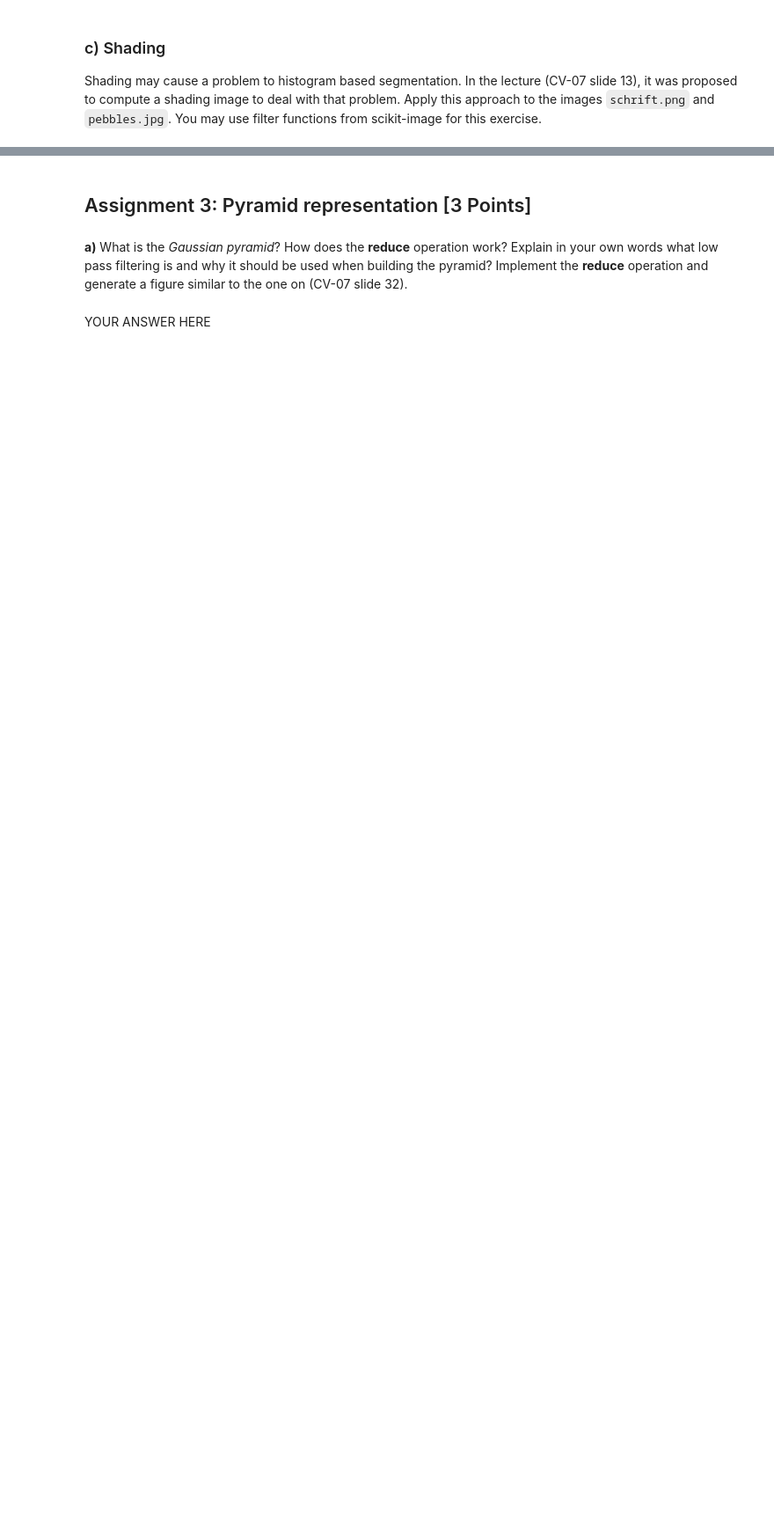
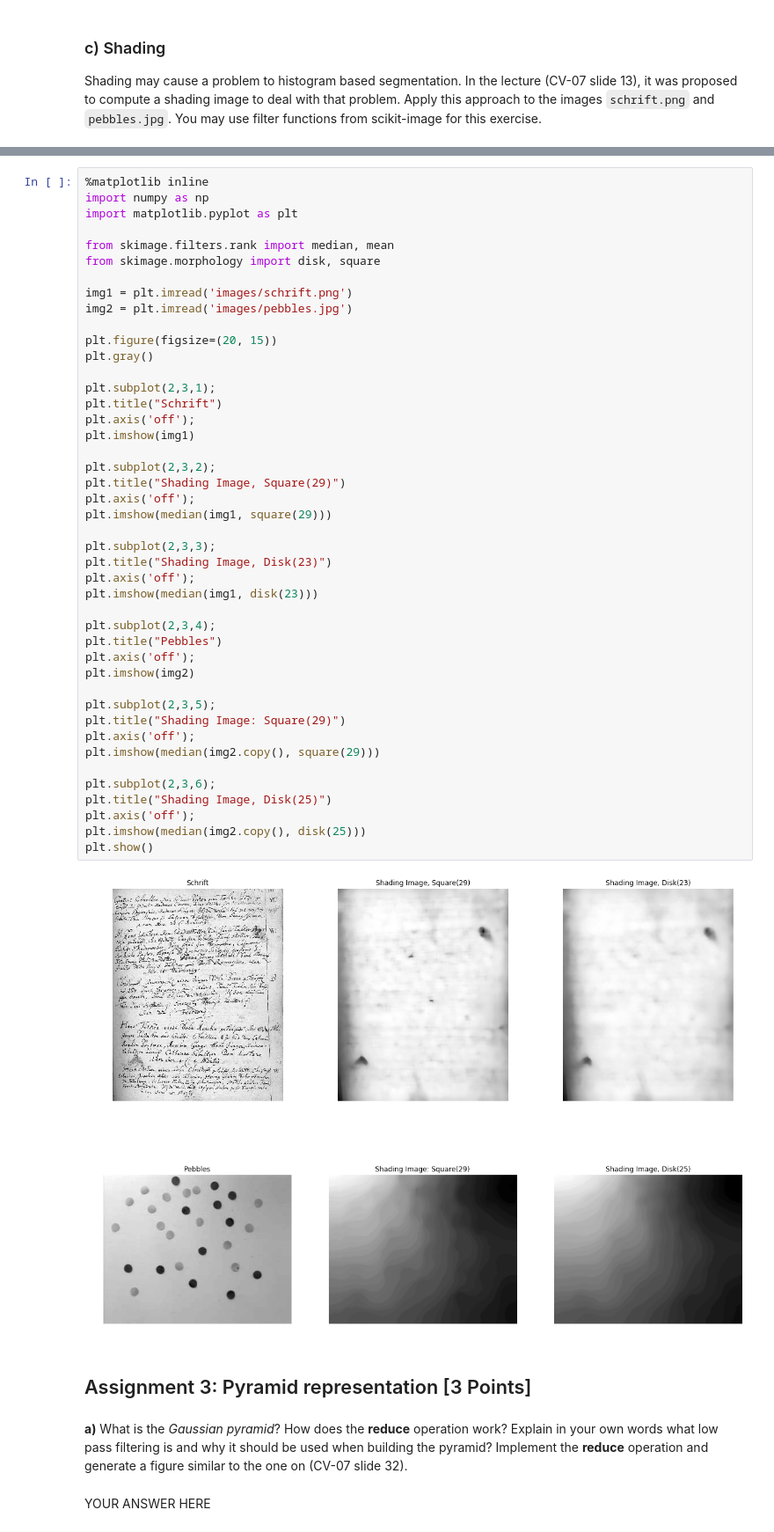
Before and after one commit to ArielMant0/cv2018, a Jupyter notebook: 04/sheet04.ipynb, the cells around one changed output, grey strips where cells are left out. Shown at 88% size. Saved outputs shown, nothing was run; the diff lists cells and outputs as text; blank space fills up the shorter version.

```diff
--- a/04/sheet04.ipynb
+++ b/04/sheet04.ipynb
@@ -197,3 +219,49 @@ img = plt.imread('images/schrift.png')
+# %%
+%matplotlib inline
+import numpy as np
+import matplotlib.pyplot as plt
+
+from skimage.filters.rank import median, mean
+from skimage.morphology import disk, square
+
+img1 = plt.imread('images/schrift.png')
+img2 = plt.imread('images/pebbles.jpg')
+
+plt.figure(figsize=(20, 15))
+plt.gray()
+
+plt.subplot(2,3,1);
+plt.title("Schrift")
+plt.axis('off');
+plt.imshow(img1)
+
+plt.subplot(2,3,2);
+plt.title("Shading Image, Square(29)")
+plt.axis('off');
+plt.imshow(median(img1, square(29)))
+
+plt.subplot(2,3,3);
+plt.title("Shading Image, Disk(23)")
+plt.axis('off');
+plt.imshow(median(img1, disk(23)))
+
+plt.subplot(2,3,4);
+plt.title("Pebbles")
+plt.axis('off');
+plt.imshow(img2)
+
+plt.subplot(2,3,5);
+plt.title("Shading Image: Square(29)")
+plt.axis('off');
+plt.imshow(median(img2.copy(), square(29)))
+
+plt.subplot(2,3,6);
+plt.title("Shading Image, Disk(25)")
+plt.axis('off');
+plt.imshow(median(img2.copy(), disk(25)))
+plt.show()
+# %% [output]
+[figure, added]
 # %% [markdown]
 ## Assignment 3: Pyramid representation [3 Points]
 # %% [markdown]
```
Also changed, not shown: parts of 16 cells of this notebook, 1 other file.
